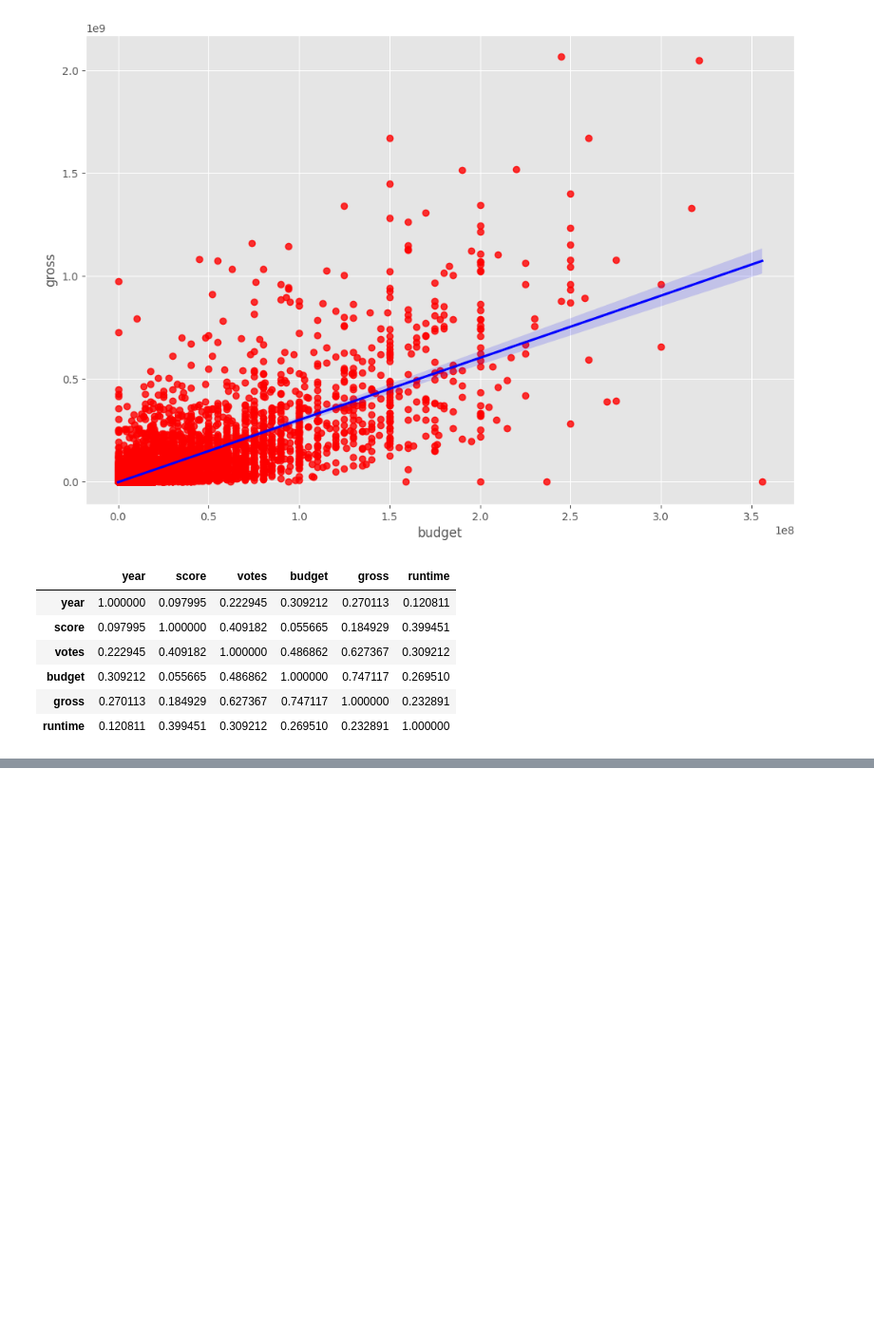
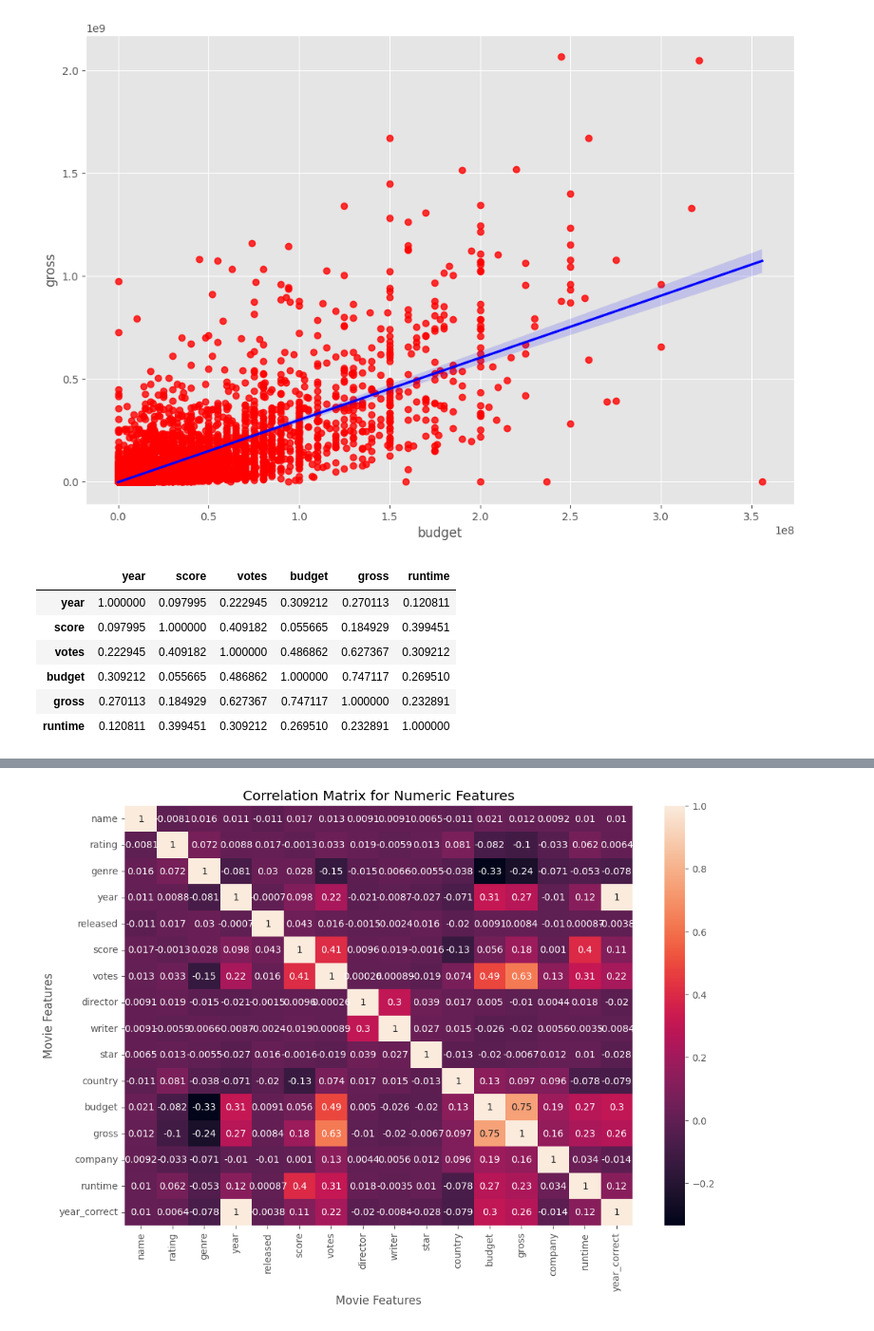
Before and after one commit to JAM5BOCsAdi/Data_Analyst_Python, a Jupyter notebook: Jupyter/Correlation/correlation.ipynb, the cells around one changed output, grey strips where cells are left out. Shown at 95% size. Drawn from its saved outputs; the diff is of its cells as text; code cells hidden in the pictures; blank space fills up the shorter version.

```diff
--- a/Jupyter/Correlation/correlation.ipynb
+++ b/Jupyter/Correlation/correlation.ipynb
@@ -298,0 +321,15 @@ df.corr(numeric_only=True)
+# %%
+df_numerized = df
+
+for col_name in df_numerized.columns:
+    if (df_numerized[col_name].dtype == 'object'):
+        df_numerized[col_name] = df_numerized[col_name].astype('category')
+        df_numerized[col_name] = df_numerized[col_name].cat.codes
+df_numerized
+
+# An other way of doing the same:
+# It only changes those two columns (budget, gross)
+# df_numerized = df.copy()
+# df_numerized['budget'] = df_numerized['budget'].astype('int64')
+# df_numerized['gross'] = df_numerized['gross'].astype('int64')
+# df_numerized
@@ -298,0 +366,10 @@ df.corr(numeric_only=True)
+# %%
+corr_matrix = df_numerized.corr(method='pearson', numeric_only=True)
+
+sns.heatmap(corr_matrix, annot=True)
+plt.title('Correlation Matrix for Numeric Features')
+plt.xlabel('Movie Features')
+plt.ylabel('Movie Features')
+plt.show()
+# %% [output]
+[figure, added]
```
Also changed, not shown: parts of 10 cells of this notebook.
